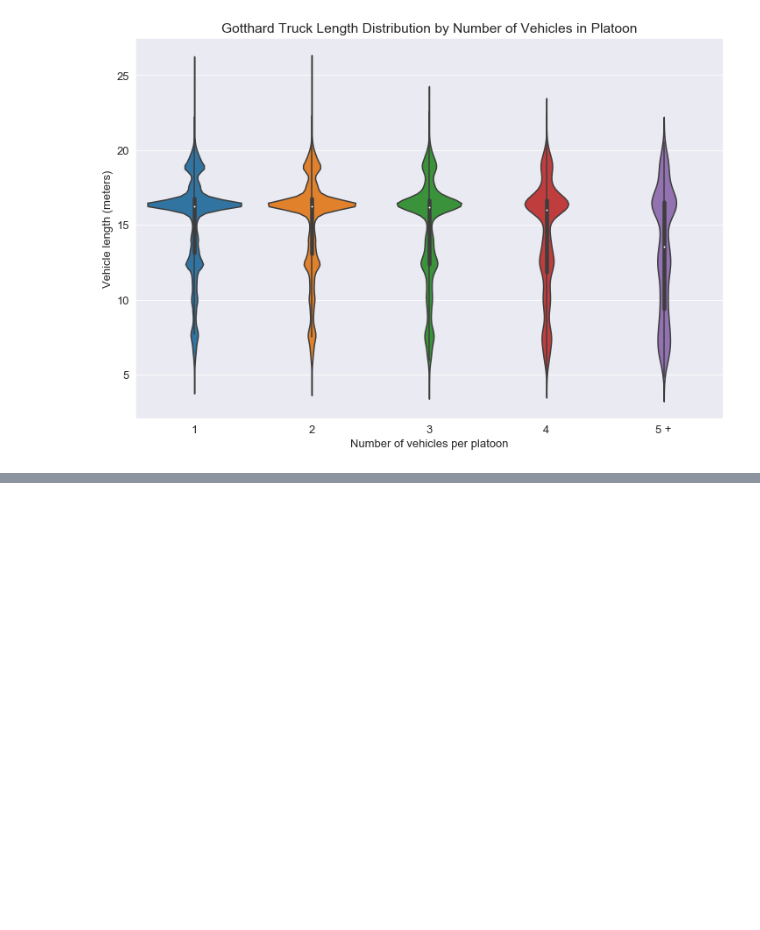
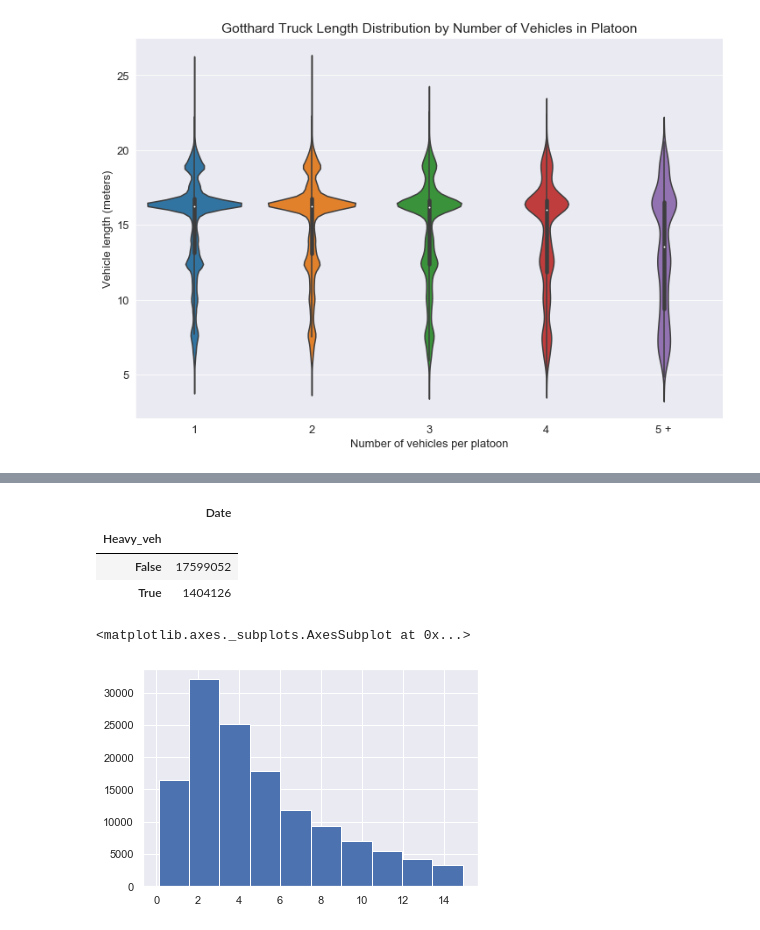
Before and after one commit to isdabelle/DigitalTwinBridges, a Jupyter notebook: PlatoonFinding.ipynb, the cells around one changed output, grey strips where cells are left out. Drawn from its saved outputs; the diff is of its cells as text; code cells hidden in the pictures; blank space fills up the shorter version.

```diff
--- a/PlatoonFinding.ipynb
+++ b/PlatoonFinding.ipynb
@@ -236,0 +240,5 @@ Here is a
+# %%
+heavy = [1, 8, 9, 10]
+light = range(2, 8)
+# %%
+df = pd.read_pickle('{}/{}_circ.pkl'.format(station, year))
@@ -236,0 +277,4 @@ Here is a
+# %%
+#Only having the vehicles categorized in the SWISS10 will be allowed
+all_vehicles = np.concatenate((heavy, light))
+df = df[df.SwissT.isin(all_vehicles)]
@@ -236,0 +296,2 @@ Here is a
+# %%
+df['Heavy_veh'] = df.SwissT.isin(heavy)
@@ -236,0 +318,12 @@ Here is a
+# %%
+df.groupby('Heavy_veh').agg({'Date': 'count'})
+# %% [output]
+|  | Date |
+| Heavy_veh |  |
+| False | 17599052 |
+| True | 1404126 |
+# %%
+df[(df['Headway'] < 15) & df['Heavy_veh'].shift(-1) & df['Heavy_veh']].Headway.hist(bins=10)
+# %% [output]
+<matplotlib.axes._subplots.AxesSubplot at 0x...>
+[figure, added]
```
Also changed, not shown: parts of 16 cells of this notebook, 3 other files.
